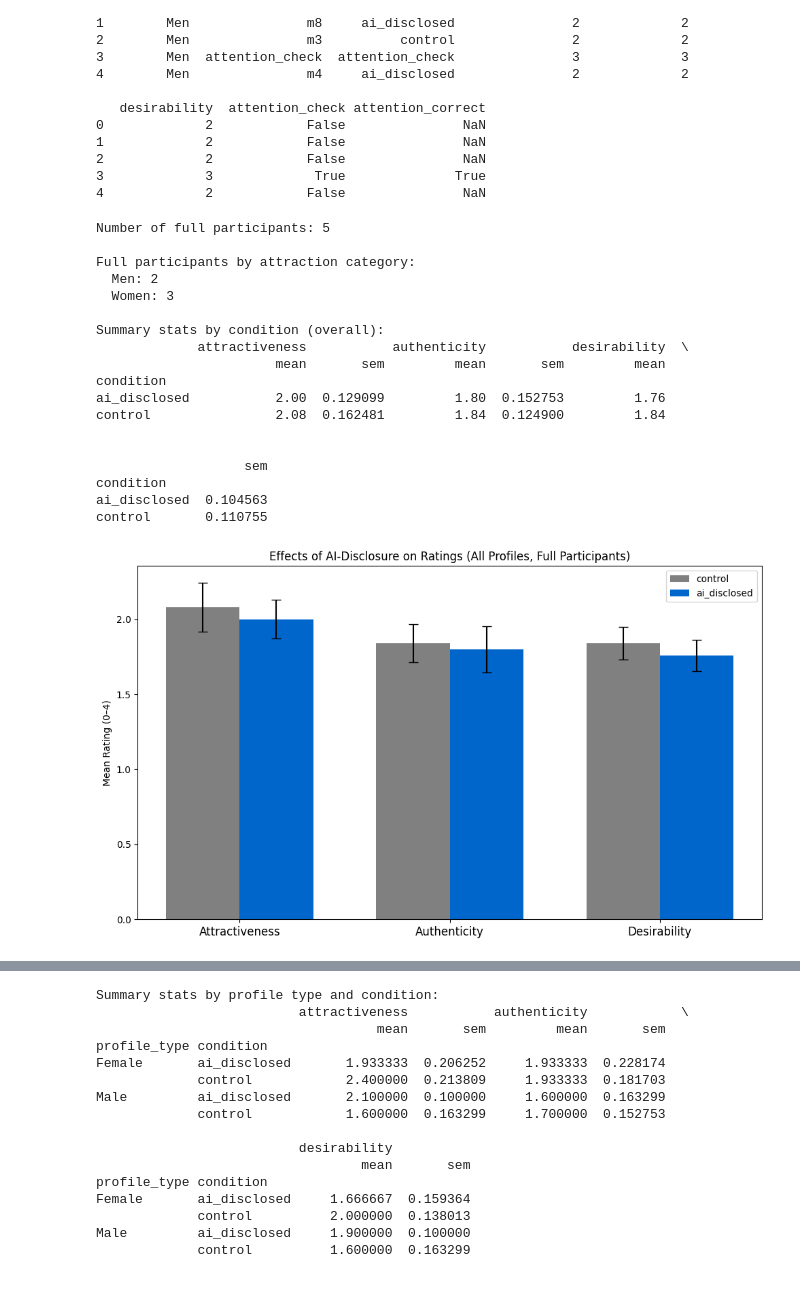
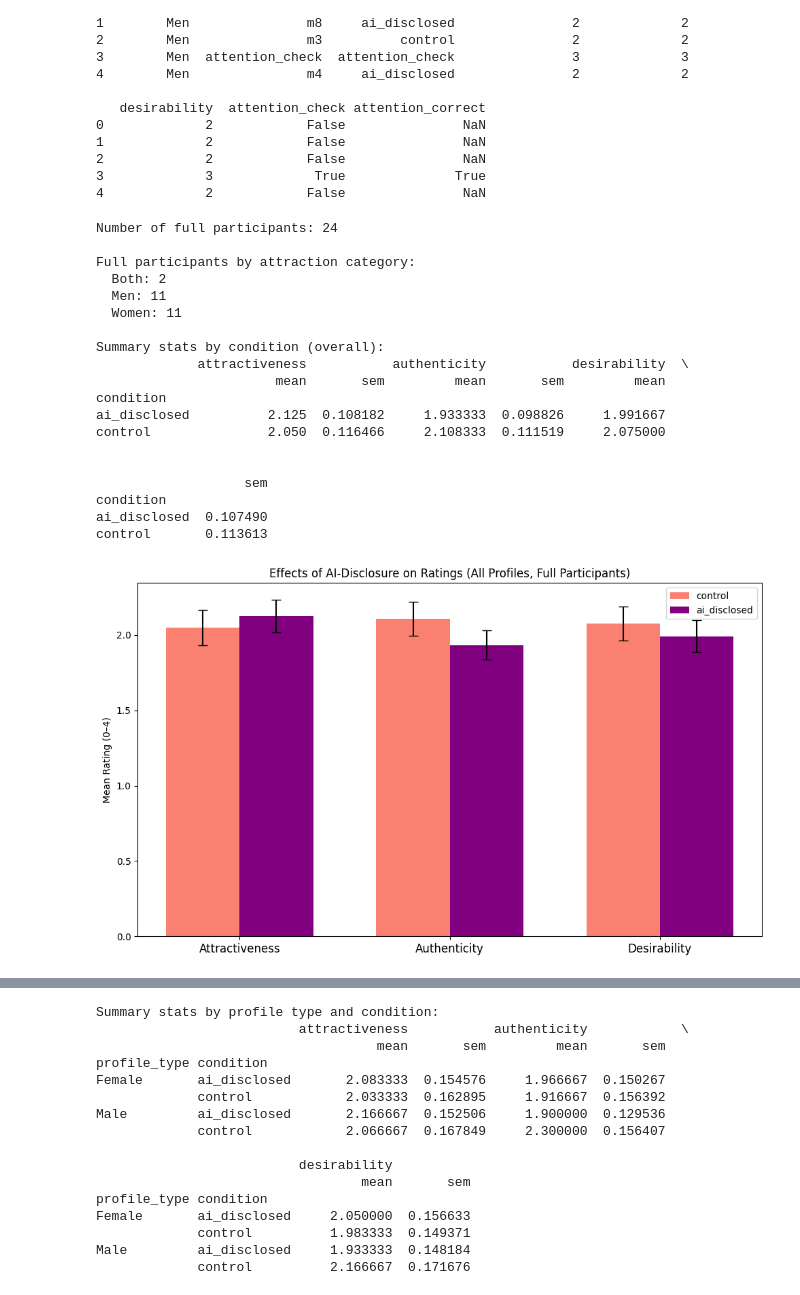
Before and after one commit to ny247-Nadav/ai-dating-profile-study, a Jupyter notebook: Analysis.ipynb, the cells around one changed output, grey strips where cells are left out. Drawn from its saved outputs; the diff is of its cells as text; code cells hidden in the pictures.

```diff
--- a/Analysis.ipynb
+++ b/Analysis.ipynb
@@ -2,7 +2,7 @@
 import pandas as pd
 
 # Load your data
-df = pd.read_csv("AI_Dating_Study_Responses_Sheet1.csv")
+df = pd.read_csv("AI Dating Study Responses - Sheet1.csv")
 
 # Quick check
 print(df.head())
@@ -71,8 +71,8 @@ attn_df = full_responses_df[full_responses_df["profile_id"] != "attention_check"
 # Define consistent colors for conditions
 # -------------------------------------------------------------------
 condition_colors = {
-    "control": "#808080",      # grey
-    "ai_disclosed": "#0066CC"  # blue
+    "control": "salmon",
+    "ai_disclosed": "purple"
 }
 cond_order = ["control", "ai_disclosed"]
 
@@ -320,38 +320,39 @@ for col_idx, pid in enumerate(female_profiles):
 
     ax.set_xticks(x)
     ax.set_xticklabels(["Attr", "Auth", "Desir"], fontsize=8)
     ax.set_title(f"{pid} (F)", fontsize=10)
     ax.set_ylim(0, 4)
 
 # Fill unused cells in bottom row
 for col_idx in range(len(female_profiles), axes_list.shape[1]):
     axes_list[1, col_idx].axis("off")
 
 # Shared legend
 handles, labels = axes_list[0, 0].get_legend_handles_labels()
 if handles:
     fig.legend(handles, labels, loc="upper center", ncol=2, bbox_to_anchor=(0.5, 1.02))
 
 fig.suptitle("Per-Profile Ratings by Type: Male (top) vs Female (bottom)", y=0.995)
 plt.tight_layout()
 plt.show()
 # %% [output]
-Number of full participants: 5
+Number of full participants: 24
 
 Full participants by attraction category:
-  Men: 2
-  Women: 3
+  Both: 2
+  Men: 11
+  Women: 11
 
 Summary stats by condition (overall):
              attractiveness           authenticity           desirability  \
                        mean       sem         mean       sem         mean
 condition
-ai_disclosed           2.00  0.129099         1.80  0.152753         1.76
-control                2.08  0.162481         1.84  0.124900         1.84
+ai_disclosed          2.125  0.108182     1.933333  0.098826     1.991667
+control               2.050  0.116466     2.108333  0.111519     2.075000
 
 
                    sem
 condition
-ai_disclosed  0.104563
-control       0.110755
+ai_disclosed  0.107490
+control       0.113613
-[figure, old version]
+[figure, new version]
@@ -360,15 +361,15 @@ Summary stats by profile type and condition:
                           attractiveness           authenticity            \
                                     mean       sem         mean       sem
 profile_type condition
-Female       ai_disclosed       1.933333  0.206252     1.933333  0.228174
-             control            2.400000  0.213809     1.933333  0.181703
-Male         ai_disclosed       2.100000  0.100000     1.600000  0.163299
-             control            1.600000  0.163299     1.700000  0.152753
+Female       ai_disclosed       2.083333  0.154576     1.966667  0.150267
+             control            2.033333  0.162895     1.916667  0.156392
+Male         ai_disclosed       2.166667  0.152506     1.900000  0.129536
+             control            2.066667  0.167849     2.300000  0.156407
 
                           desirability
                                   mean       sem
 profile_type condition
-Female       ai_disclosed     1.666667  0.159364
-             control          2.000000  0.138013
-Male         ai_disclosed     1.900000  0.100000
-             control          1.600000  0.163299
+Female       ai_disclosed     2.050000  0.156633
+             control          1.983333  0.149371
+Male         ai_disclosed     1.933333  0.148184
+             control          2.166667  0.171676
```
Also changed, not shown: parts of 2 cells of this notebook, 3 other files.
